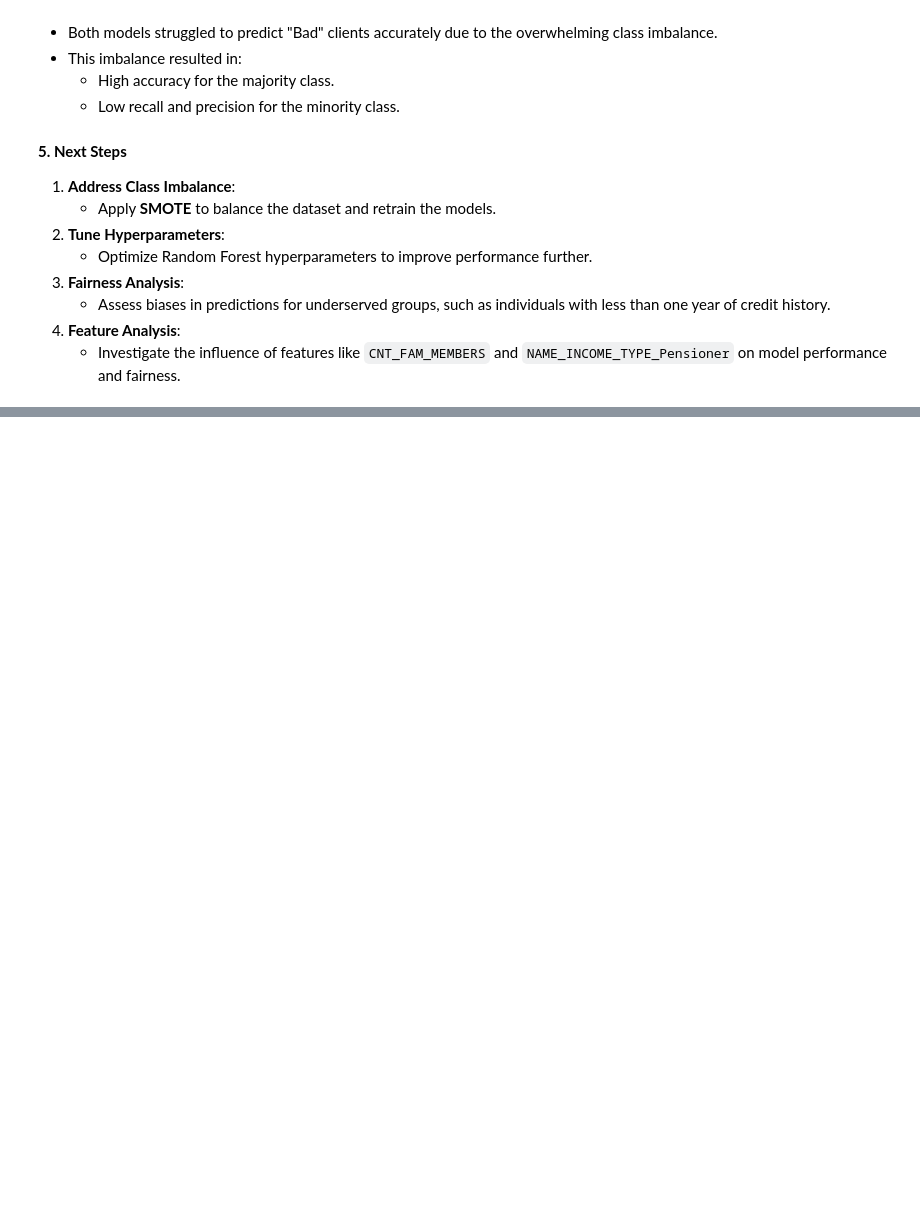
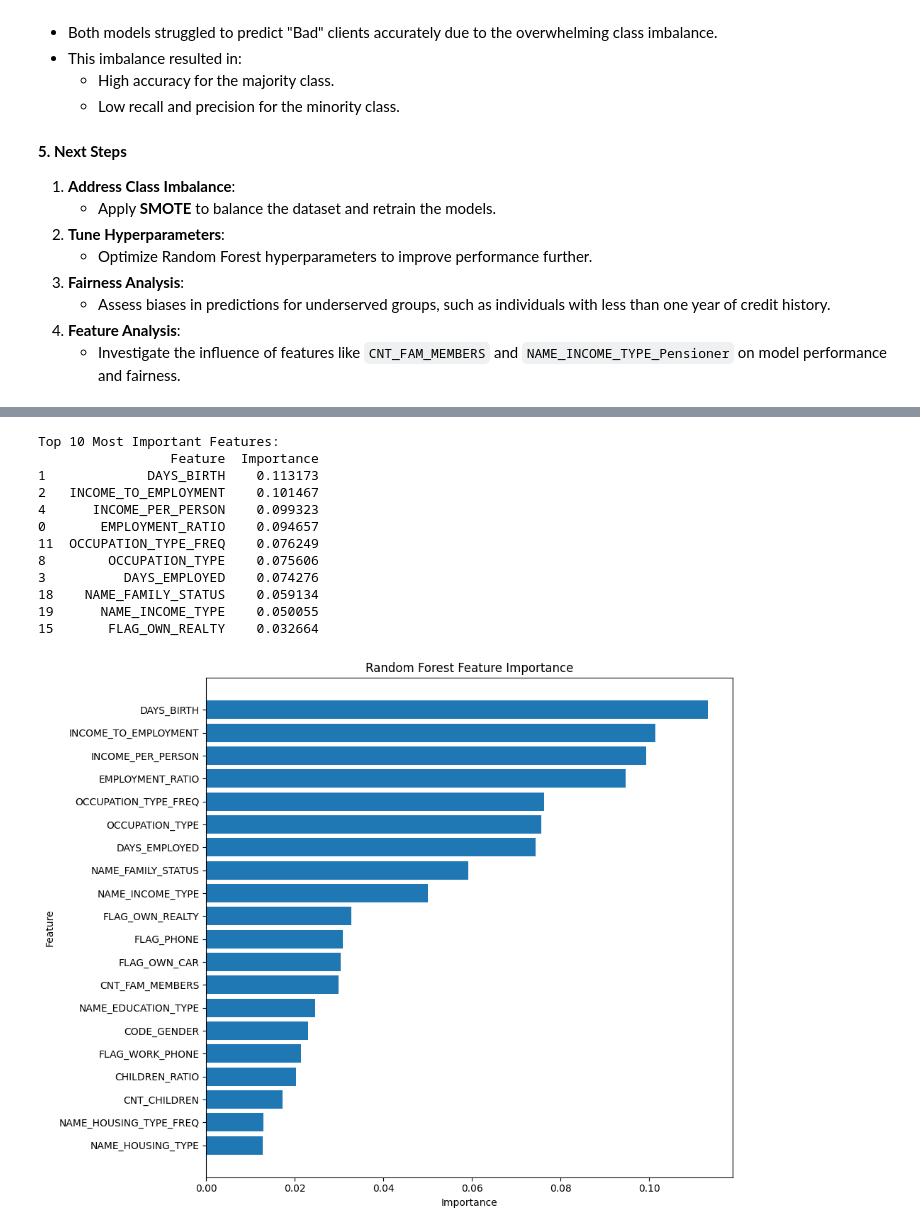
Before and after one commit to katian28/Credit_Risk_Model, a Jupyter notebook: assets/ai4all.ipynb, the cells around one changed output, grey strips where cells are left out. Drawn from its saved outputs; the diff is of its cells as text; code cells hidden in the pictures; blank space fills up the shorter version.

Commit message:
Final Model + feature importance analysis

```diff
--- a/assets/ai4all.ipynb
+++ b/assets/ai4all.ipynb
@@ -827,0 +1167,43 @@ weighted avg       0.98      0.98      0.98     10938
+# %%
+import matplotlib.pyplot as plt
+
+# Extract feature importances from the trained Random Forest model
+rf_model = pipeline.named_steps['classifier']
+importance = pd.DataFrame({
+    'Feature': X_train.columns,
+    'Importance': rf_model.feature_importances_
+}).sort_values(by='Importance', ascending=False)
+
+# # Feature importance
+# rf_model = pipeline.named_steps['classifier']
+# importance = pd.DataFrame({
+#     'Feature': X.columns,
+#     'Importance': rf_model.feature_importances_
+# }).sort_values('Importance', ascending=False)
+
+
+print("\nTop 10 Most Important Features:")
+print(importance.head(10))
+# Plot feature importance
+plt.figure(figsize=(10, 8))
+plt.barh(importance['Feature'], importance['Importance'])
+plt.gca().invert_yaxis()  # To display the most important feature at the top
+plt.title('Random Forest Feature Importance')
+plt.xlabel('Importance')
+plt.ylabel('Feature')
+plt.tight_layout()
+plt.show()
+# %% [output]
+Top 10 Most Important Features:
+                 Feature  Importance
+1             DAYS_BIRTH    0.113173
+2   INCOME_TO_EMPLOYMENT    0.101467
+4      INCOME_PER_PERSON    0.099323
+0       EMPLOYMENT_RATIO    0.094657
+11  OCCUPATION_TYPE_FREQ    0.076249
+8        OCCUPATION_TYPE    0.075606
+3          DAYS_EMPLOYED    0.074276
+18    NAME_FAMILY_STATUS    0.059134
+19      NAME_INCOME_TYPE    0.050055
+15       FLAG_OWN_REALTY    0.032664
+[figure, added]
```
Also changed, not shown: parts of 6 cells of this notebook, 4 other files.
